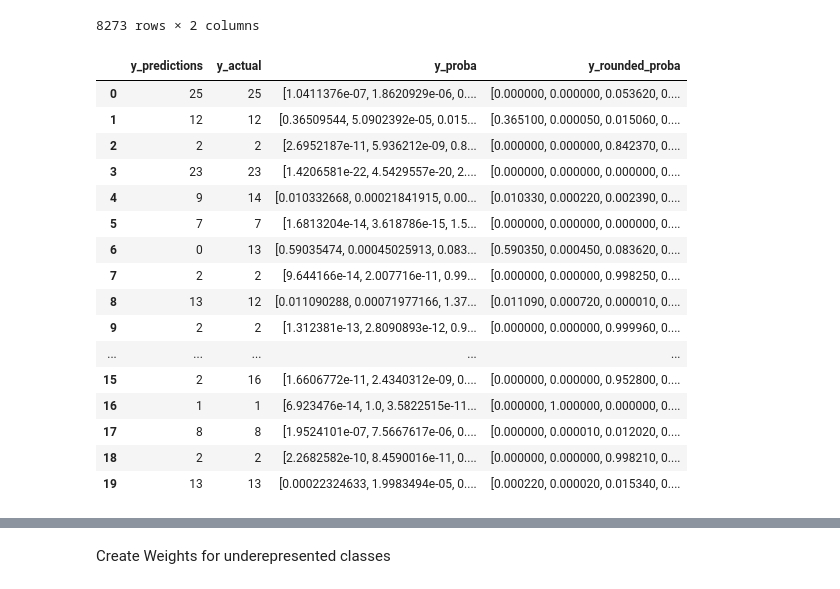
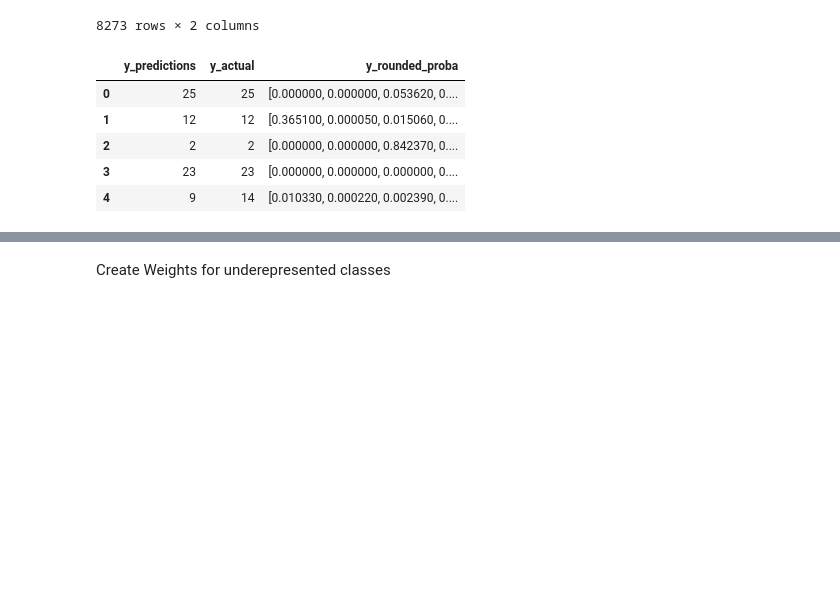
Before and after one commit to ChrisJtron/Marine_CNN, a Jupyter notebook: CNN_Species_with_weights.ipynb, the cells around one changed output, grey strips where cells are left out. Cells and saved outputs as stored; diff of their text form; code cells hidden in the pictures; blank space fills up the shorter version.

```diff
--- a/CNN_Species_with_weights.ipynb
+++ b/CNN_Species_with_weights.ipynb
@@ -68,7 +68,7 @@ y_proba_list=[]
 for each in y_proba:
   y_proba_list.append(each)
 # %%
-y_dataframe['y_proba']=y_proba_list
+#y_dataframe['y_proba']=y_proba_list
 # %%
 #round to 5 decimals
 
@@ -82,23 +82,12 @@ for each_array in y_proba_list:
 # %%
 y_dataframe['y_rounded_proba']=rounded_proba_list
 # %%
-y_dataframe.head(20)
+y_dataframe.head(5)
 # %% [output]
-|  | y_predictions | y_actual | y_proba | y_rounded_proba |
-| 0 | 25 | 25 | [1.0411376e-07, 1.8620929e-06, 0.... | [0.000000, 0.000000, 0.053620, 0.... |
-| 1 | 12 | 12 | [0.36509544, 5.0902392e-05, 0.015... | [0.365100, 0.000050, 0.015060, 0.... |
-| 2 | 2 | 2 | [2.6952187e-11, 5.936212e-09, 0.8... | [0.000000, 0.000000, 0.842370, 0.... |
-| 3 | 23 | 23 | [1.4206581e-22, 4.5429557e-20, 2.... | [0.000000, 0.000000, 0.000000, 0.... |
-| 4 | 9 | 14 | [0.010332668, 0.00021841915, 0.00... | [0.010330, 0.000220, 0.002390, 0.... |
-| 5 | 7 | 7 | [1.6813204e-14, 3.618786e-15, 1.5... | [0.000000, 0.000000, 0.000000, 0.... |
-| 6 | 0 | 13 | [0.59035474, 0.00045025913, 0.083... | [0.590350, 0.000450, 0.083620, 0.... |
-| 7 | 2 | 2 | [9.644166e-14, 2.007716e-11, 0.99... | [0.000000, 0.000000, 0.998250, 0.... |
-| 8 | 13 | 12 | [0.011090288, 0.00071977166, 1.37... | [0.011090, 0.000720, 0.000010, 0.... |
-| 9 | 2 | 2 | [1.312381e-13, 2.8090893e-12, 0.9... | [0.000000, 0.000000, 0.999960, 0.... |
-| ... | ... | ... | ... | ... |
-| 15 | 2 | 16 | [1.6606772e-11, 2.4340312e-09, 0.... | [0.000000, 0.000000, 0.952800, 0.... |
-| 16 | 1 | 1 | [6.923476e-14, 1.0, 3.5822515e-11... | [0.000000, 1.000000, 0.000000, 0.... |
-| 17 | 8 | 8 | [1.9524101e-07, 7.5667617e-06, 0.... | [0.000000, 0.000010, 0.012020, 0.... |
-| 18 | 2 | 2 | [2.2682582e-10, 8.4590016e-11, 0.... | [0.000000, 0.000000, 0.998210, 0.... |
-| 19 | 13 | 13 | [0.00022324633, 1.9983494e-05, 0.... | [0.000220, 0.000020, 0.015340, 0.... |
+|  | y_predictions | y_actual | y_rounded_proba |
+| 0 | 25 | 25 | [0.000000, 0.000000, 0.053620, 0.... |
+| 1 | 12 | 12 | [0.365100, 0.000050, 0.015060, 0.... |
+| 2 | 2 | 2 | [0.000000, 0.000000, 0.842370, 0.... |
+| 3 | 23 | 23 | [0.000000, 0.000000, 0.000000, 0.... |
+| 4 | 9 | 14 | [0.010330, 0.000220, 0.002390, 0.... |
 # %%
```
Also changed, not shown: parts of 23 cells of this notebook.
